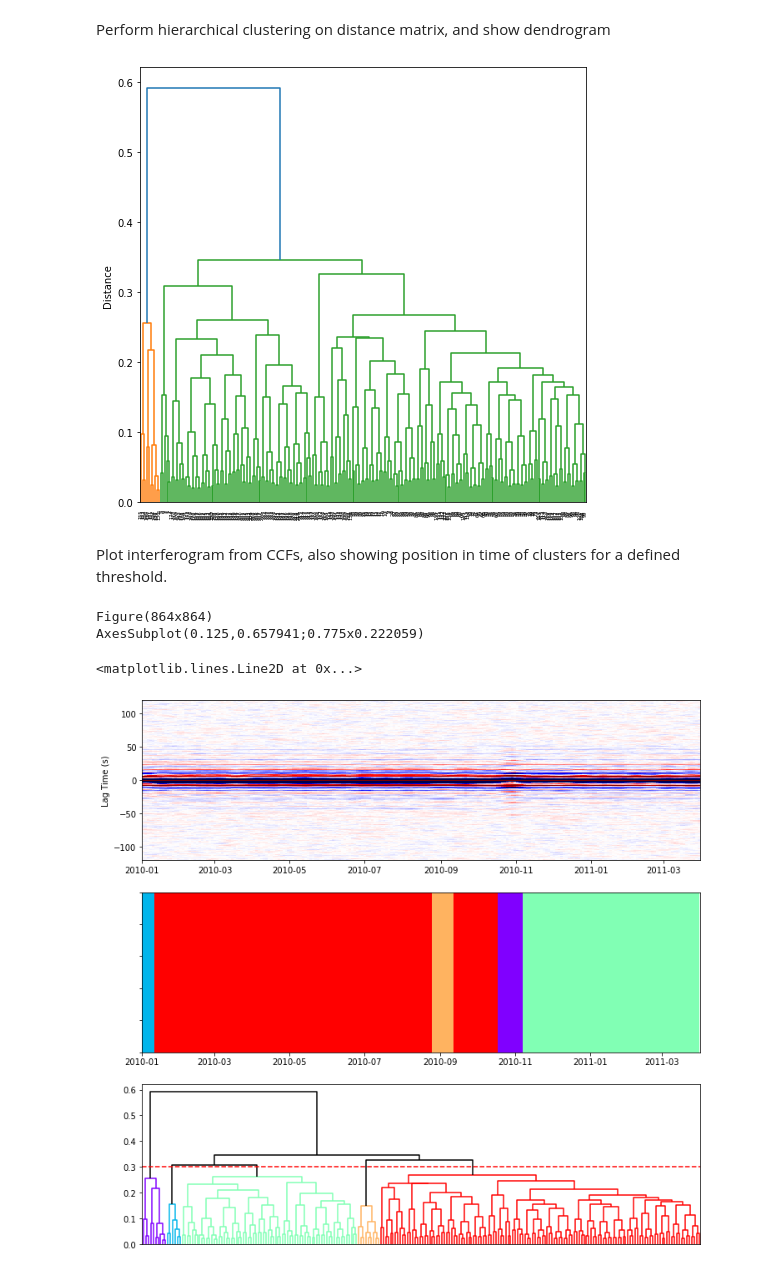
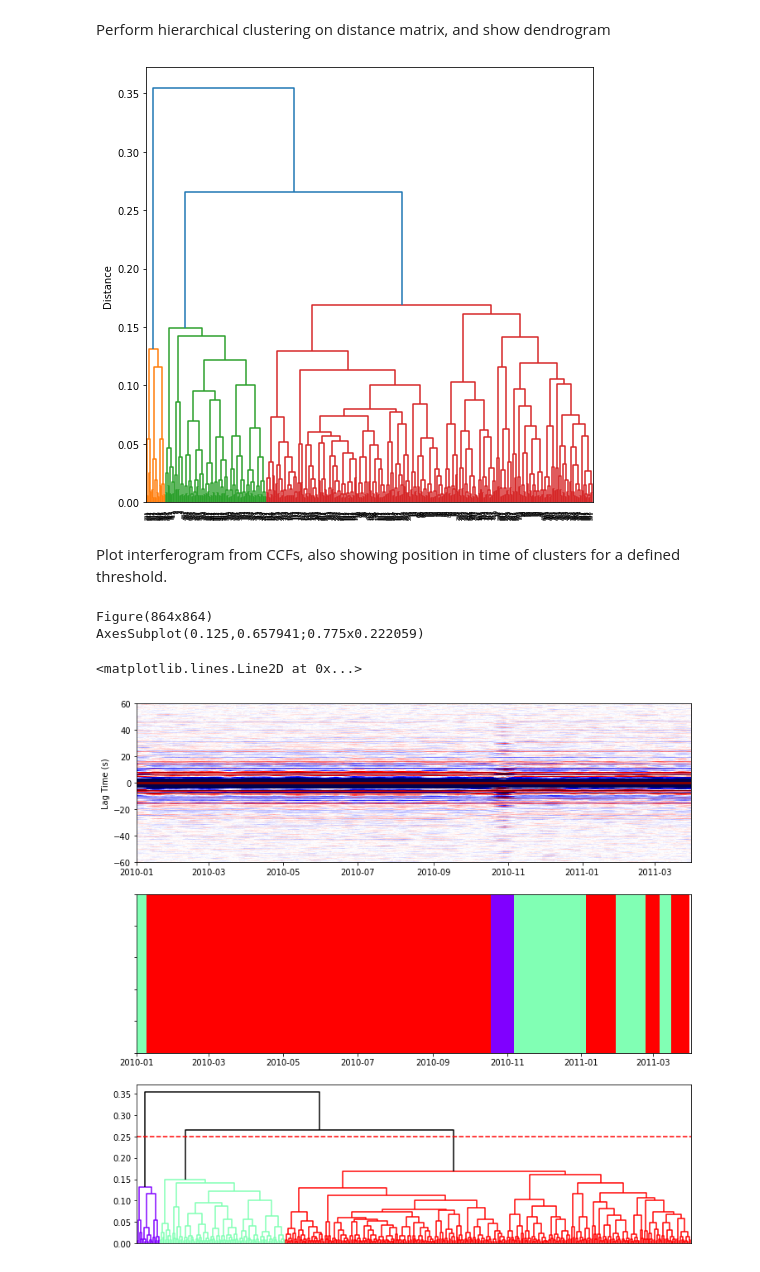
Before and after one commit to asyates/hclusterCCFs, a Jupyter notebook: clusterCCFs_msnoise.ipynb, the cells around one changed output. Cells and saved outputs as stored; diff of their text form; code cells hidden in the pictures.

```diff
--- a/clusterCCFs_msnoise.ipynb
+++ b/clusterCCFs_msnoise.ipynb
@@ -19,4 +21,4 @@ pair = 'YA.UV05.00:YA.UV12.00' #define station pair
 startdate = '2010-01-01'
 enddate = '2011-04-01'
 comp='ZZ' #component to cluster
-step = 2 #gap in days between CCFs to cluster
+step = 1 #gap in days between CCFs to cluster
@@ -53,3 +54,13 @@ ccfs = np.array(st)
+# %%
+filter_ccfs = False
+freqmin = 0.1
+freqmax = 1.0
+
+st_filt = st.copy()
+if filter_ccfs == True:
+    st_filt.filter('bandpass',freqmin=freqmin, freqmax=freqmax, zerophase=True)
+
+ccfs = np.array(st_filt)
 # %% [markdown]
 Compute distance matrix from ccfs.
 
@@ -64,8 +75,8 @@ dvv_max=0.01 #0.01 = 1%
 dvv_step=0.0001
 dvvparams = [dvv_max, dvv_step]
 
-minlagwin = 20 #minimum lag
-maxlagwin = 50 #maximum lag
+minlagwin = 10 #minimum lag
+maxlagwin = 40 #maximum lag
 sides = 'both' #B (both, default), P (positive), N (negative)
 norm=False #normalize CCFs
 
@@ -81,43 +92,43 @@ ax.set_ylabel('Distance')
 H = hierarchy.linkage(squareform(D), method=linkagemethod)
 dn = hierarchy.dendrogram(H, ax=ax)
 # %% [output]
-[figure, old version]
+[figure, new version]
 # %% [markdown]
 Plot interferogram from CCFs, also showing position in time of clusters for a defined threshold.
 # %%
 #set static threshold to show location of clusters in time
-threshold = 0.3
+threshold = 0.25
 
 # Plot interferogram, dendrogram and cluster positions
 
 fig, ax = plt.subplots(3,1, figsize=(12,12))
 
 plot_interferogram(ccfs, params, days, fig=fig, ax=ax[0], maxlag=60)
 
 #get labels corresponding to distance threshold
 labels = hierarchy.fcluster(H, threshold, criterion='distance')
 num_fam = np.max(labels) #no. clusters
 cmap = plt.get_cmap('rainbow')
 color_range = cmap(np.linspace(0.0, 1.0, int(num_fam)))
 
 #plot cluster labels
 for d in range(len(days)):
     if d == 0:
         continue
     else:
         diff = (days[d]-days[d-1])/np.timedelta64(1,'D')
         if int(diff) == step:
             ax[1].axvspan(days[d-1], days[d], color=color_range[labels[d]-1], alpha=1.0, lw=0)
 
 ax[1].set_yticklabels([])
 ax[1].set_xlim(np.datetime64(startdate), np.datetime64(enddate))
 
 #plot dendrogram
 hierarchy.set_link_color_palette([cm.colors.rgb2hex(rgb) for rgb in color_range])
 dn = hierarchy.dendrogram(H, color_threshold=threshold, above_threshold_color='black', no_labels=True, ax=ax[2])
 ax[2].axhline(y=threshold, color='red', linestyle='dashed')
 # %% [output]
 Figure(864x864)
 AxesSubplot(0.125,0.657941;0.775x0.222059)
 <matplotlib.lines.Line2D at 0x...>
-[figure, old version]
+[figure, new version]
```
Also changed, not shown: parts of 8 cells of this notebook, 1 other file.
